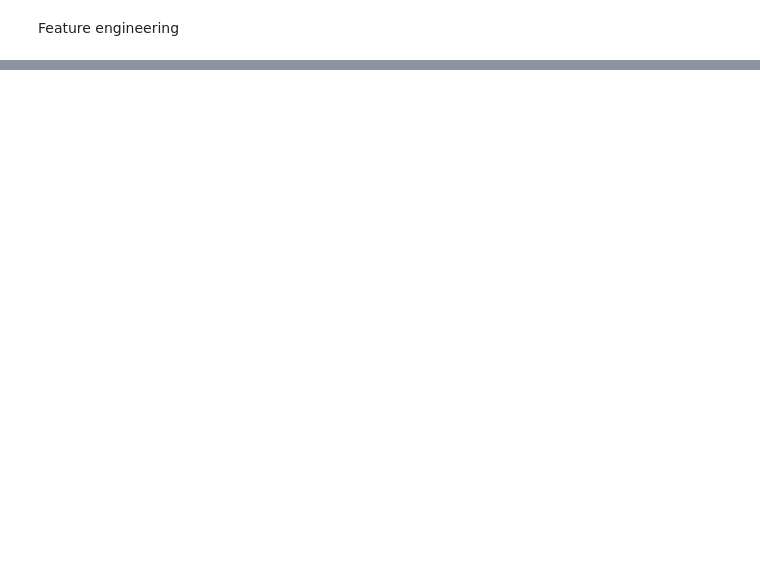
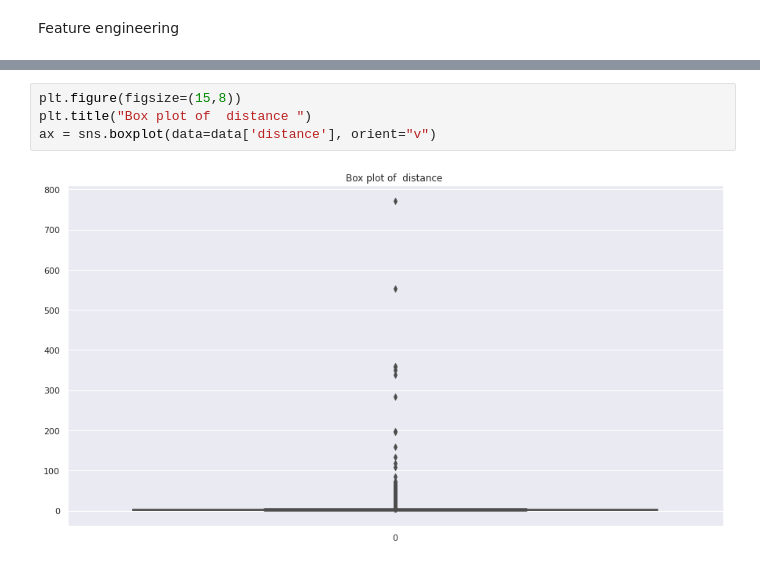
Before and after one commit to choudhurysibani120/NYC-Trip-Time-Prediction, a Jupyter notebook: sibani_choudhury_NYC_Taxi_Trip_Time_Prediction_Capstone_Project.ipynb, the cells around one changed output, grey strips where cells are left out. Saved outputs shown, nothing was run; the diff lists cells and outputs as text; blank space fills up the shorter version.

```diff
--- a/sibani_choudhury_NYC_Taxi_Trip_Time_Prediction_Capstone_Project.ipynb
+++ b/sibani_choudhury_NYC_Taxi_Trip_Time_Prediction_Capstone_Project.ipynb
@@ -286,0 +341,6 @@ ValueError: ignored
+# %%
+plt.figure(figsize=(15,8))
+plt.title("Box plot of  distance ")
+ax = sns.boxplot(data=data['distance'], orient="v")
+# %% [output]
+[figure, added]
```
Also changed, not shown: parts of 21 cells of this notebook.
